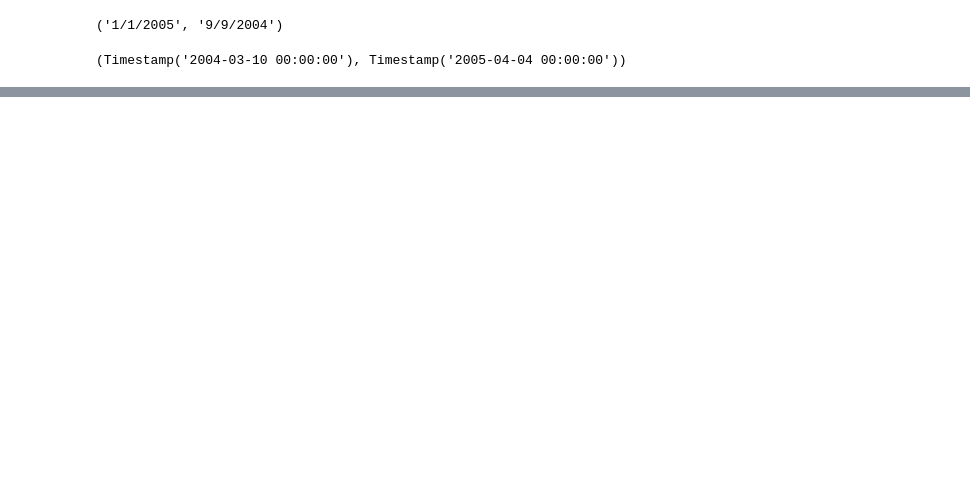
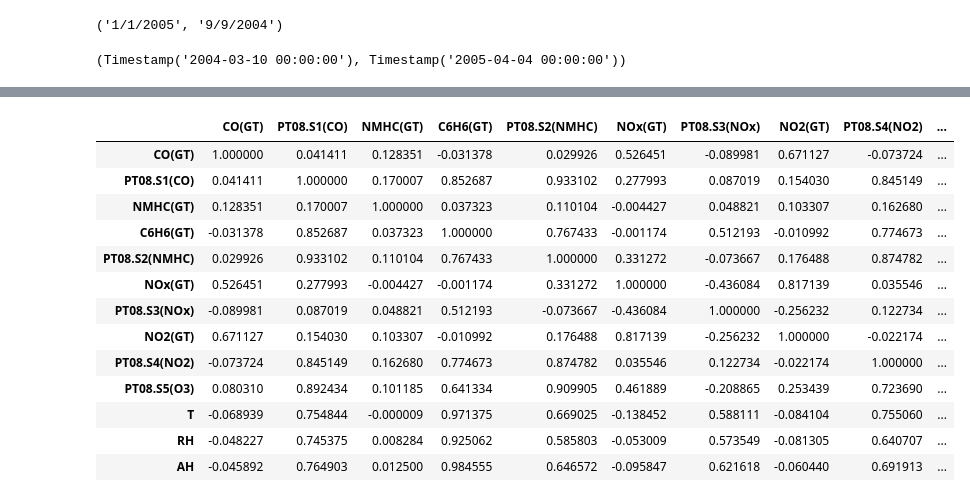
Before and after one commit to jgullinkala/AirQualityRegression, a Jupyter notebook: EDA/AirQualityRegression_EDA.ipynb, the cells around one changed output, grey strips where cells are left out. Drawn from its saved outputs; the diff is of its cells as text; code cells hidden in the pictures; blank space fills up the shorter version.

```diff
--- a/EDA/AirQualityRegression_EDA.ipynb
+++ b/EDA/AirQualityRegression_EDA.ipynb
@@ -186,0 +249,18 @@ air_quality_df['Date'].min(), air_quality_df['Date'].max()  # corrected formats
+# %%
+# Checking correlation between the features
+air_quality_transformed.corr()
+# %% [output]
+|  | CO(GT) | PT08.S1(CO) | NMHC(GT) | C6H6(GT) | PT08.S2(NMHC) | NOx(GT) | PT08.S3(NOx) | NO2(GT) | PT08.S4(NO2) | ... |
+| CO(GT) | 1.000000 | 0.041411 | 0.128351 | -0.031378 | 0.029926 | 0.526451 | -0.089981 | 0.671127 | -0.073724 | ... |
+| PT08.S1(CO) | 0.041411 | 1.000000 | 0.170007 | 0.852687 | 0.933102 | 0.277993 | 0.087019 | 0.154030 | 0.845149 | ... |
+| NMHC(GT) | 0.128351 | 0.170007 | 1.000000 | 0.037323 | 0.110104 | -0.004427 | 0.048821 | 0.103307 | 0.162680 | ... |
+| C6H6(GT) | -0.031378 | 0.852687 | 0.037323 | 1.000000 | 0.767433 | -0.001174 | 0.512193 | -0.010992 | 0.774673 | ... |
+| PT08.S2(NMHC) | 0.029926 | 0.933102 | 0.110104 | 0.767433 | 1.000000 | 0.331272 | -0.073667 | 0.176488 | 0.874782 | ... |
+| NOx(GT) | 0.526451 | 0.277993 | -0.004427 | -0.001174 | 0.331272 | 1.000000 | -0.436084 | 0.817139 | 0.035546 | ... |
+| PT08.S3(NOx) | -0.089981 | 0.087019 | 0.048821 | 0.512193 | -0.073667 | -0.436084 | 1.000000 | -0.256232 | 0.122734 | ... |
+| NO2(GT) | 0.671127 | 0.154030 | 0.103307 | -0.010992 | 0.176488 | 0.817139 | -0.256232 | 1.000000 | -0.022174 | ... |
+| PT08.S4(NO2) | -0.073724 | 0.845149 | 0.162680 | 0.774673 | 0.874782 | 0.035546 | 0.122734 | -0.022174 | 1.000000 | ... |
+| PT08.S5(O3) | 0.080310 | 0.892434 | 0.101185 | 0.641334 | 0.909905 | 0.461889 | -0.208865 | 0.253439 | 0.723690 | ... |
+| T | -0.068939 | 0.754844 | -0.000009 | 0.971375 | 0.669025 | -0.138452 | 0.588111 | -0.084104 | 0.755060 | ... |
+| RH | -0.048227 | 0.745375 | 0.008284 | 0.925062 | 0.585803 | -0.053009 | 0.573549 | -0.081305 | 0.640707 | ... |
+| AH | -0.045892 | 0.764903 | 0.012500 | 0.984555 | 0.646572 | -0.095847 | 0.621618 | -0.060440 | 0.691913 | ... |
```
Also changed, not shown: parts of 7 cells of this notebook.
